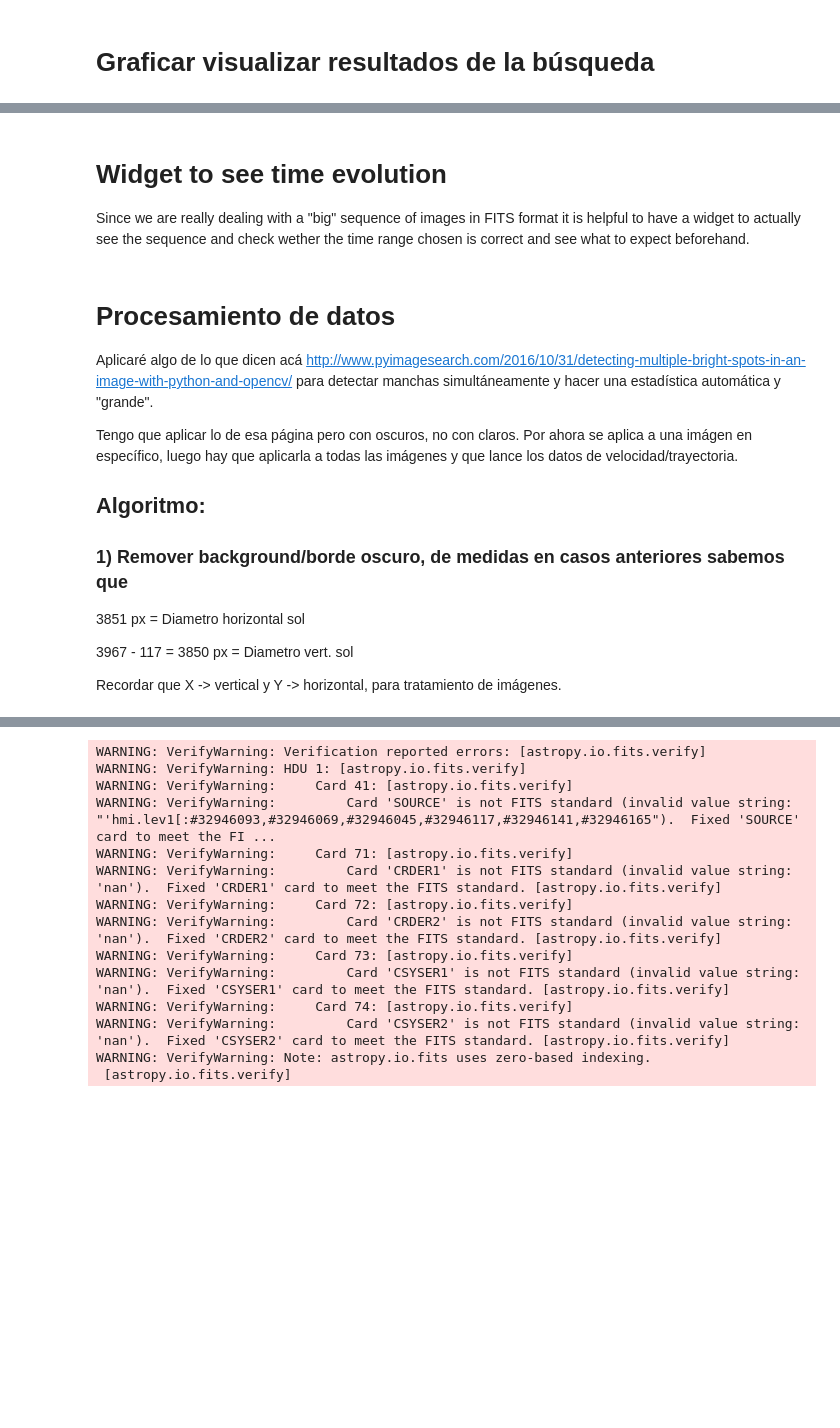
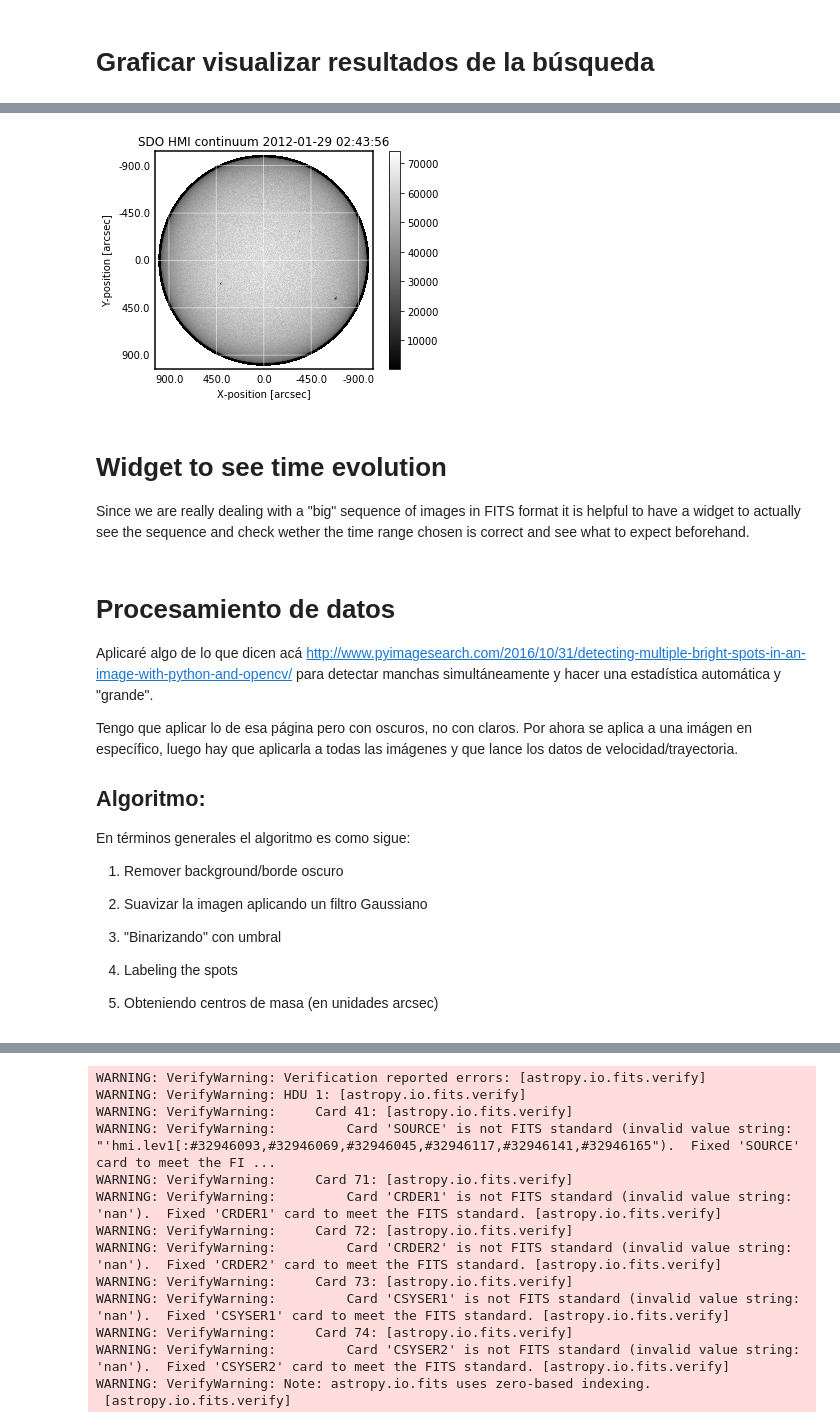
Before and after one commit to ijpulidos/solar-physics-ex, a Jupyter notebook: rotation/Processing.ipynb, the cells around one changed output, grey strips where cells are left out. Cells and saved outputs as stored; diff of their text form; code cells hidden in the pictures; blank space fills up the shorter version.

```diff
--- a/rotation/Processing.ipynb
+++ b/rotation/Processing.ipynb
@@ -93,7 +54,7 @@ results = data_client.get(data_query, path=data_dir).wait()
 Desafortunadamente para ver los resultados hay muchas imágenes que no tienen los headers correctos, entonces es necesario hacer algo como lo que se muestra en este enlace para corregir estos problemas: http://docs.sunpy.org/en/latest/generated/gallery/gallery/hmi_synoptic_maps.html and specially the updated example in: https://gist.github.com/Cadair/cbc73dc7888b9bae5d06708270aedd68
 # %%
 basepath = !pwd
-fits_files = !ls data/*.fits  # Quedan con el path data/*.fits
+fits_files = !ls data/set1/*.fits  # Quedan con el path data/*.fits
 np.shape(fits_files)
 # %% [output]
 (145,)
@@ -138,9 +99,9 @@ astropy.wcs.utils.WCS_FRAME_MAPPINGS.append([sinehpc_wcs_frame_mapping]) # Addin
 # Graficar visualizar resultados de la búsqueda
 # %%
 # Esto es para ver alguna imagen en específico, con coordenadas y todo
-%matplotlib qt5
+%matplotlib inline
 # Making the map
-fitsfile = fits.open(basepath[0]+'/'+fits_files[144])
+fitsfile = fits.open(basepath[0]+'/'+fits_files[14])
 fitsfile.verify('fix')
 data = fitsfile[1].data
 header = fitsfile[1].header
@@ -149,3 +110,4 @@ m.peek()
 # Set the colorbar properties.
 #m.plot_settings['cmap'] = 'hmimag'
 #m.plot_settings['norm'] = plt.Normalize(-1500, 1500)
+# %% [output]
@@ -152,3 +128,4 @@ m.peek()
+[figure, added]
 # %%
 # Para dibujar perfiles
 plt.plot(data[2048,:])
@@ -183,14 +160,17 @@ Aplicaré algo de lo que dicen acá http://www.pyimagesearch.com/2016/10/31/dete
 Tengo que aplicar lo de esa página pero con oscuros, no con claros. Por ahora se aplica a una imágen en específico, luego hay que aplicarla a todas las imágenes y que lance los datos de velocidad/trayectoria.
 
 ## Algoritmo:
+En términos generales el algoritmo es como sigue:
 
-### 1) Remover background/borde oscuro, de medidas en casos anteriores sabemos que
+1) Remover background/borde oscuro
 
-3851 px = Diametro horizontal sol
+2) Suavizar la imagen aplicando un filtro Gaussiano
 
-3967 - 117 = 3850 px = Diametro vert. sol
+3) "Binarizando" con umbral
 
-Recordar que X -> vertical y Y -> horizontal, para tratamiento de imágenes.
+4) Labeling the spots
+
+5) Obteniendo centros de masa (en unidades arcsec)
 # %%
 # Módulos básicos para detectar contornos/manchas
 from imutils import contours
```
Also changed, not shown: parts of 19 cells of this notebook, 1 other file.
